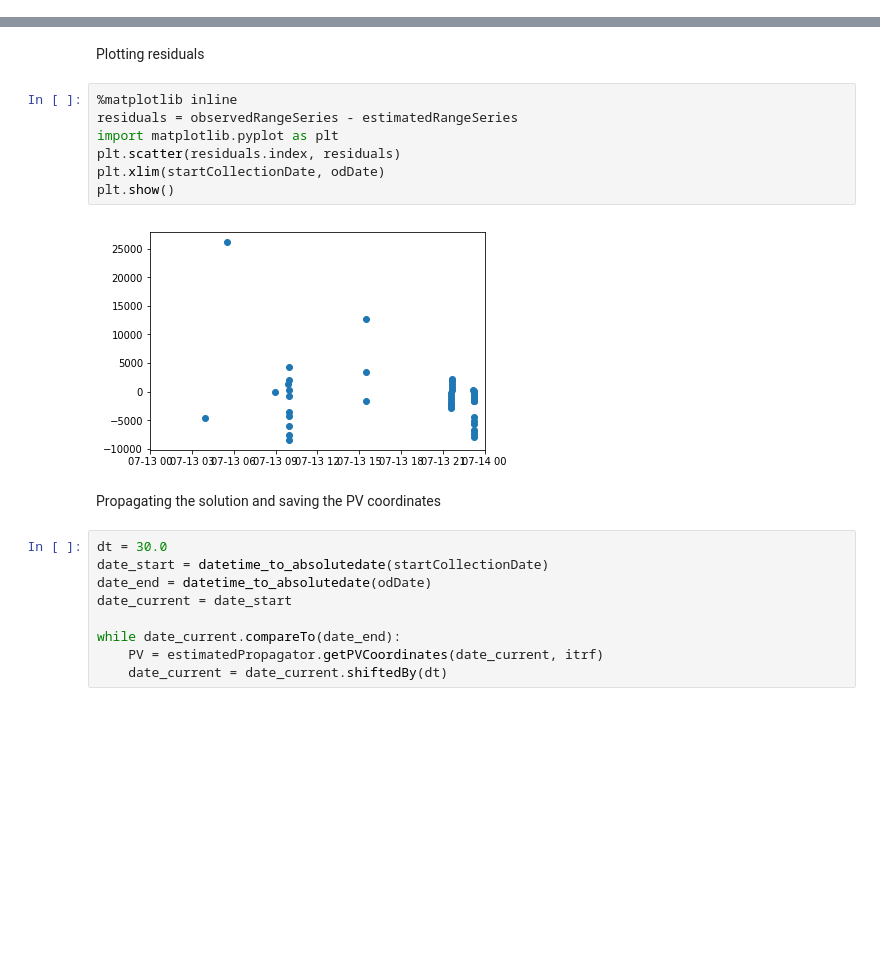
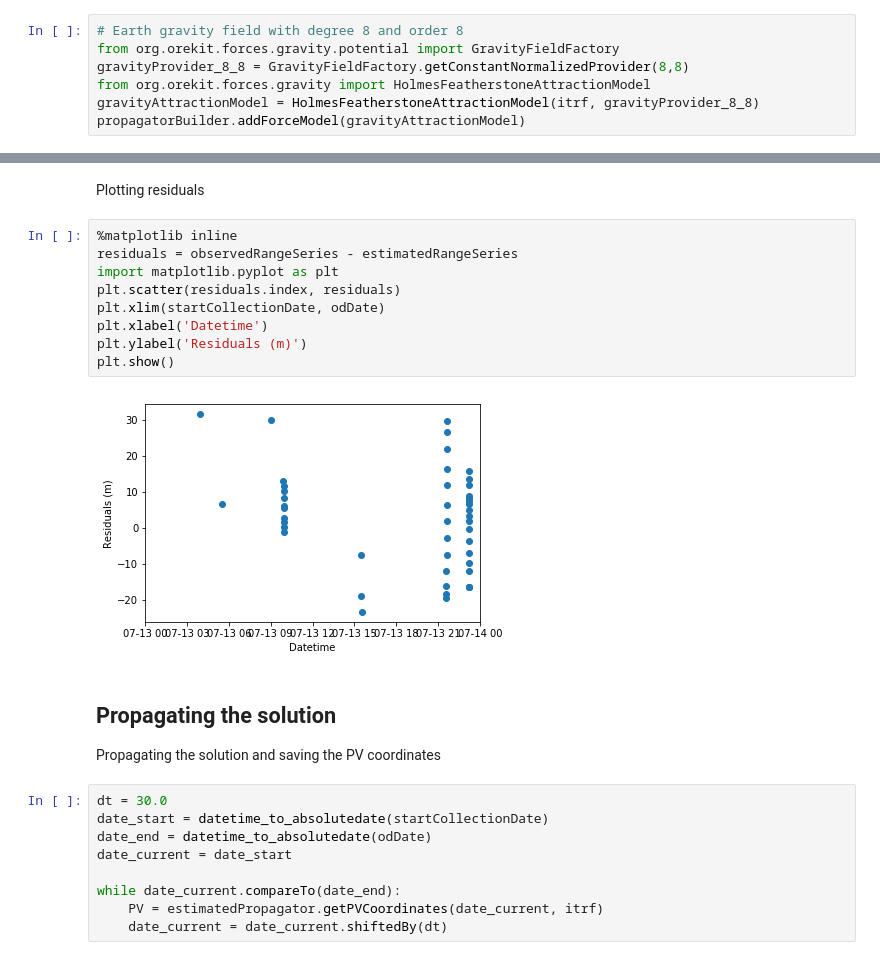
Before and after one commit to GorgiAstro/laser-orbit-determination, a Jupyter notebook: 02-orbit-determination-example.ipynb, the cells around one changed output, grey strips where cells are left out. Cells and saved outputs as stored; diff of their text form; blank space fills up the shorter version.

Commit message:
Added Earth gravity field model
The residuals are now much better, below 30 meters :)

```diff
--- a/02-orbit-determination-example.ipynb
+++ b/02-orbit-determination-example.ipynb
@@ -89 +133,8 @@ print(tleLine2)
+# %%
+# Earth gravity field with degree 8 and order 8
+from org.orekit.forces.gravity.potential import GravityFieldFactory
+gravityProvider_8_8 = GravityFieldFactory.getConstantNormalizedProvider(8,8)
+from org.orekit.forces.gravity import HolmesFeatherstoneAttractionModel
+gravityAttractionModel = HolmesFeatherstoneAttractionModel(itrf, gravityProvider_8_8)
+propagatorBuilder.addForceModel(gravityAttractionModel)
 # %% [markdown]
@@ -340,13 +360,16 @@ Plotting residuals
 # %%
 %matplotlib inline
 residuals = observedRangeSeries - estimatedRangeSeries
 import matplotlib.pyplot as plt
 plt.scatter(residuals.index, residuals)
 plt.xlim(startCollectionDate, odDate)
+plt.xlabel('Datetime')
+plt.ylabel('Residuals (m)')
 plt.show()
 # %% [output]
-[figure, old version]
+[figure, new version]
 # %% [markdown]
+## Propagating the solution
 Propagating the solution and saving the PV coordinates
 # %%
 dt = 30.0
```
Also changed, not shown: parts of 18 cells of this notebook.
